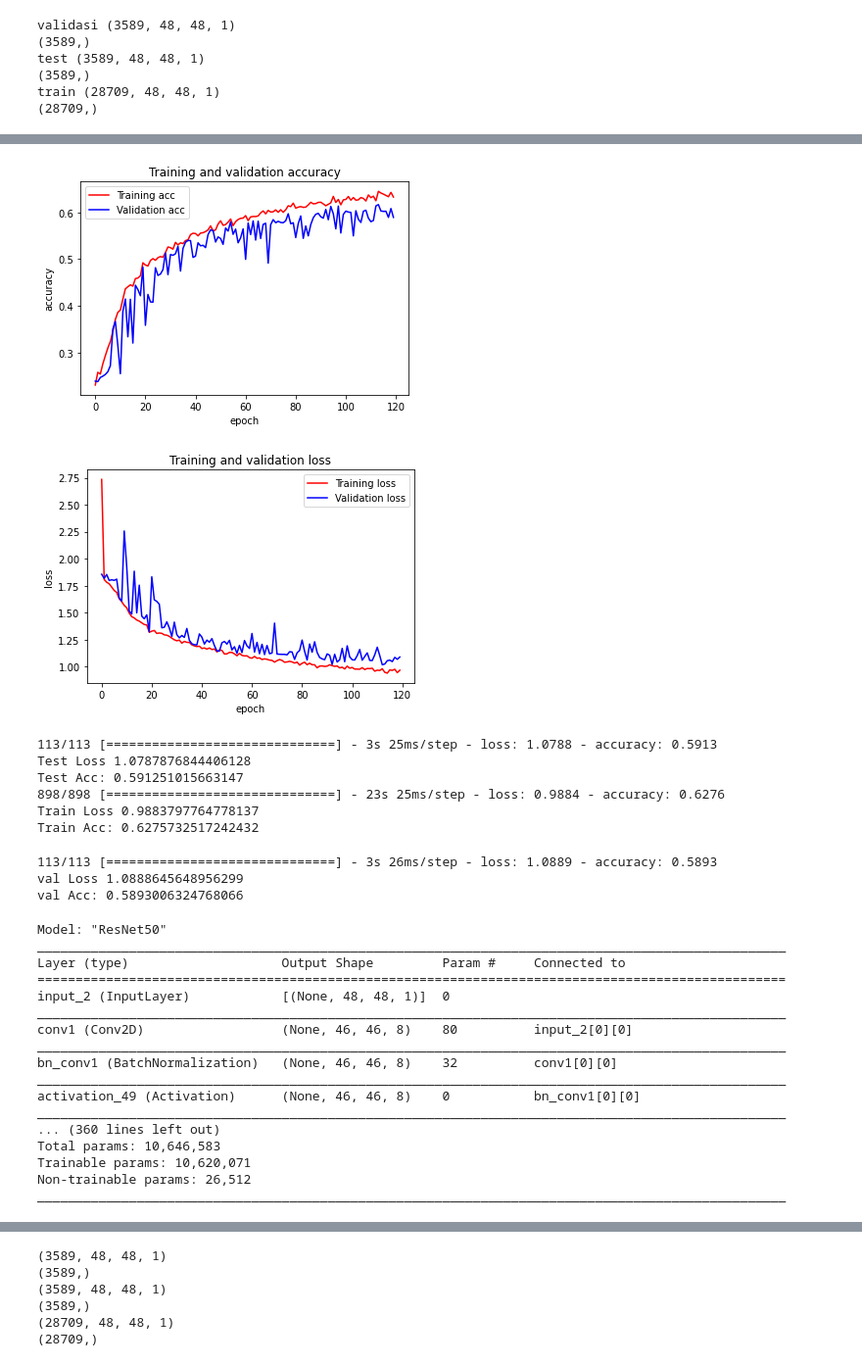
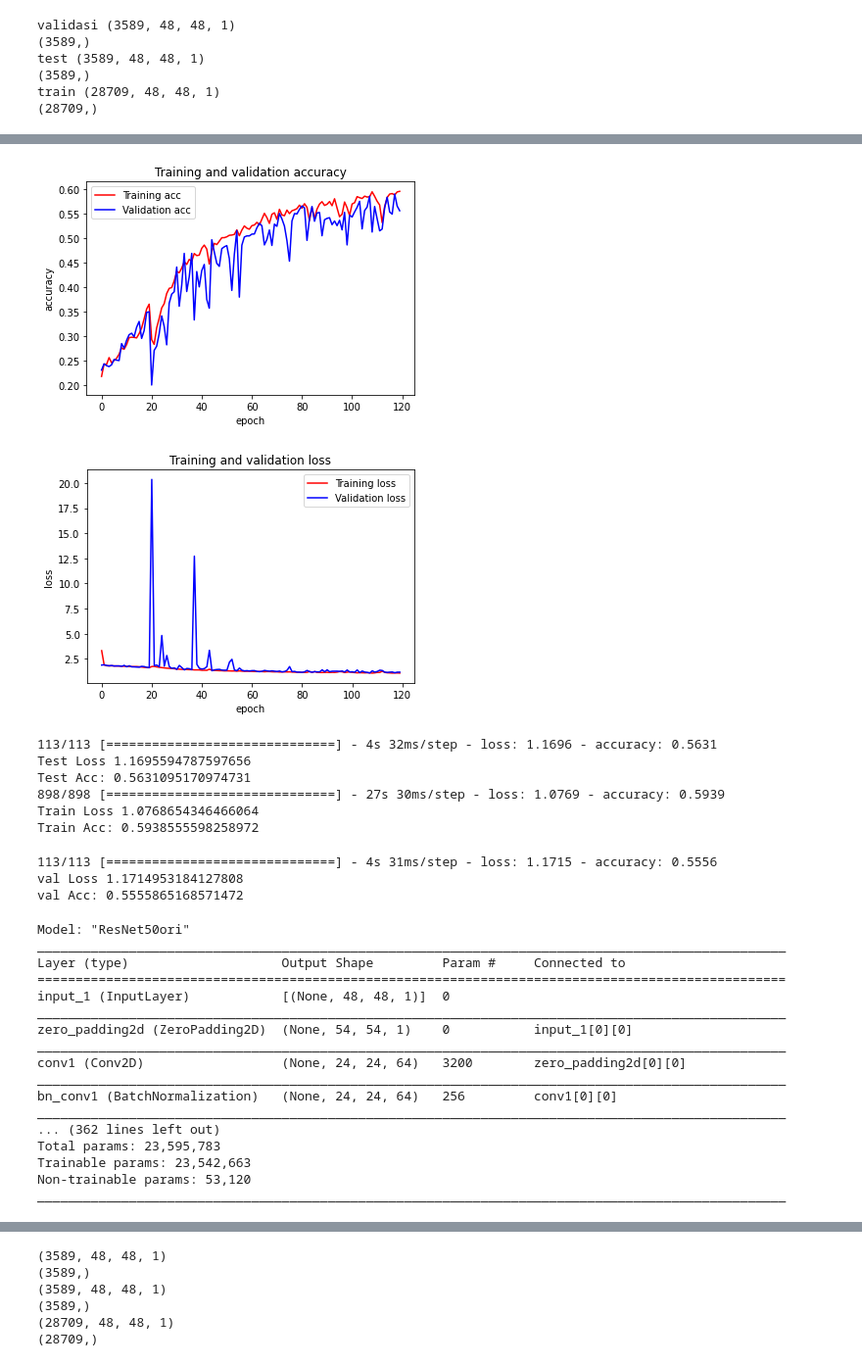
Before and after one commit to senapahlevi/FER2013_Resnet50_WeightNone, a Jupyter notebook: FER2013_Resnet50_weightnone_fixTrainTestVal.ipynb, the cells around one changed output, grey strips where cells are left out. Shown at 98% size. Cells and saved outputs as stored; diff of their text form; code cells hidden in the pictures.

Commit message:
Adam_LR=0.01_BS:128_epochs120_augAug:rr,sr,ws,hs,zr,hf_resnet50ori_56%

```diff
--- a/FER2013_Resnet50_weightnone_fixTrainTestVal.ipynb
+++ b/FER2013_Resnet50_weightnone_fixTrainTestVal.ipynb
@@ -157,7 +159,7 @@ def convolutional_block(X, f, filters, stage, block, s = 2):
 
     return X
 # %%
-def ResNet50(input_shape = (48,48,1), classes = 7):
+"""def ResNet50(input_shape = (48,48,1), classes = 7):
     """
     Implementation of the popular ResNet50 the following architecture:
     CONV2D -> BATCHNORM -> RELU -> MAXPOOL -> CONVBLOCK -> IDBLOCK*2 -> CONVBLOCK -> IDBLOCK*3
@@ -223,9 +225,9 @@ def ResNet50(input_shape = (48,48,1), classes = 7):
     # Create model
     model = Model(inputs = X_input, outputs = X, name='ResNet50')
 
-    return model
+    return model"""
 # %%
-"""def ResNet50ori(input_shape = (48, 48, 1), classes = 7):
+def ResNet50ori(input_shape = (48, 48, 1), classes = 7):
     """
     Implementation of the popular ResNet50 the following architecture:
     CONV2D -> BATCHNORM -> RELU -> MAXPOOL -> CONVBLOCK -> IDBLOCK*2 -> CONVBLOCK -> IDBLOCK*3
@@ -287,7 +289,7 @@ def ResNet50(input_shape = (48,48,1), classes = 7):
     # Create model
     model = Model(inputs = X_input, outputs = X, name='ResNet50ori')
 
-    return model"""
+    return model
 # %%
 import cv2
 import pandas as pd
@@ -337,7 +339,7 @@ data_generator = ImageDataGenerator(
                         height_shift_range=0.1,
                         zoom_range=.1,
                         horizontal_flip=True,
-                        vertical_flip=True)
+                        )
 """data_generator = ImageDataGenerator( )
 """
 # %% [output]
@@ -422,8 +424,8 @@ num_classes = 7
 
 
 from keras.optimizers import Adam, SGD
-model = ResNet50(input_shape = (48, 48, 1), classes = 7)
-optimizer = Adam(learning_rate=0.0005)
+model = ResNet50ori(input_shape = (48, 48, 1), classes = 7)
+optimizer = Adam(learning_rate=0.01)
 model.compile(optimizer= optimizer, loss='sparse_categorical_crossentropy', metrics=['accuracy'])
 # %%
 #kita mau save model callbackshuhuhuhuhhg
@@ -497,31 +499,31 @@ Epoch 120/120
 # %%
 import matplotlib.pyplot as plt
 
-model.save('/content/drive/MyDrive/FER2013KaggleOri/fer2013/Resnet50Scracth/scratchcheckpoint/Fix_Model_resnet50editAdamst120epochBS128+aug:vf_2.h5')
+model.save('/content/drive/MyDrive/FER2013KaggleOri/fer2013/Resnet50Scracth/scratchcheckpoint/Fix_Model_resnet50oriAdamst120epochBS128_aug1.h5')
 
 #gffhgffkjkjdskjjkjkjkjhjhnnnhjhhu
 accuracy = history.history['accuracy']
 val_accuracy = history.history['val_accuracy']
 loss = history.history['loss']
 val_loss = history.history['val_loss']
 num_epochs = range(len(accuracy))
 plt.plot(num_epochs, accuracy, 'r', label='Training acc')
 plt.plot(num_epochs, val_accuracy, 'b', label='Validation acc')
 plt.title('Training and validation accuracy')
 plt.ylabel('accuracy')
 plt.xlabel('epoch')
 plt.legend()
 plt.figure()
 plt.plot(num_epochs, loss, 'r', label='Training loss')
 plt.plot(num_epochs, val_loss, 'b', label='Validation loss')
 plt.title('Training and validation loss')
 plt.ylabel('loss')
 plt.xlabel('epoch')
 plt.legend()
 plt.show()
 # %% [output]
-[figure, old version]
+[figure, new version]
-[figure, old version]
+[figure, new version]
 # %%
 testloss = model.evaluate(xtest, ytest)
 print("Test Loss " + str(testloss[0]))
@@ -530,42 +532,42 @@ trainloss = model.evaluate(xtrain, ytrain)
 print("Train Loss " + str(trainloss[0]))
 print("Train Acc: " + str(trainloss[1]))
 # %% [output]
-113/113 [==============================] - 3s 25ms/step - loss: 1.0788 - accuracy: 0.5913
-Test Loss 1.0787876844406128
-Test Acc: 0.591251015663147
-898/898 [==============================] - 23s 25ms/step - loss: 0.9884 - accuracy: 0.6276
-Train Loss 0.9883797764778137
-Train Acc: 0.6275732517242432
+113/113 [==============================] - 4s 32ms/step - loss: 1.1696 - accuracy: 0.5631
+Test Loss 1.1695594787597656
+Test Acc: 0.5631095170974731
+898/898 [==============================] - 27s 30ms/step - loss: 1.0769 - accuracy: 0.5939
+Train Loss 1.0768654346466064
+Train Acc: 0.5938555598258972
 # %%
 testlosz = model.evaluate(x_val, y_val)
 print("val Loss " + str(testlosz[0]))
 print("val Acc: " + str(testlosz[1]))
 # %% [output]
-113/113 [==============================] - 3s 26ms/step - loss: 1.0889 - accuracy: 0.5893
-val Loss 1.0888645648956299
-val Acc: 0.5893006324768066
+113/113 [==============================] - 4s 31ms/step - loss: 1.1715 - accuracy: 0.5556
+val Loss 1.1714953184127808
+val Acc: 0.5555865168571472
 # %%
 from keras.models import load_model
-model_load = load_model('/content/drive/MyDrive/FER2013KaggleOri/fer2013/Resnet50Scracth/scratchcheckpoint/Fix_Model_resnet50editAdamst120epochBS128+aug:vf_2.h5')
+model_load = load_model('/content/drive/MyDrive/FER2013KaggleOri/fer2013/Resnet50Scracth/scratchcheckpoint/Fix_Model_resnet50oriAdamst120epochBS128_aug1.h5')
 
 model_load.summary()
 # %% [output]
-Model: "ResNet50"
+Model: "ResNet50ori"
 __________________________________________________________________________________________________
 Layer (type)                    Output Shape         Param #     Connected to
 ==================================================================================================
-input_2 (InputLayer)            [(None, 48, 48, 1)]  0
+input_1 (InputLayer)            [(None, 48, 48, 1)]  0
 __________________________________________________________________________________________________
-conv1 (Conv2D)                  (None, 46, 46, 8)    80          input_2[0][0]
+zero_padding2d (ZeroPadding2D)  (None, 54, 54, 1)    0           input_1[0][0]
 __________________________________________________________________________________________________
-bn_conv1 (BatchNormalization)   (None, 46, 46, 8)    32          conv1[0][0]
+conv1 (Conv2D)                  (None, 24, 24, 64)   3200        zero_padding2d[0][0]
 __________________________________________________________________________________________________
-activation_49 (Activation)      (None, 46, 46, 8)    0           bn_conv1[0][0]
+bn_conv1 (BatchNormalization)   (None, 24, 24, 64)   256         conv1[0][0]
 __________________________________________________________________________________________________
-... (360 lines left out)
-Total params: 10,646,583
-Trainable params: 10,620,071
-Non-trainable params: 26,512
+... (362 lines left out)
+Total params: 23,595,783
+Trainable params: 23,542,663
+Non-trainable params: 53,120
 __________________________________________________________________________________________________
 # %%
 #loss,acc = model_load.evaluate(xtrain,ytrain)
```
Also changed, not shown: parts of 10 cells of this notebook.
